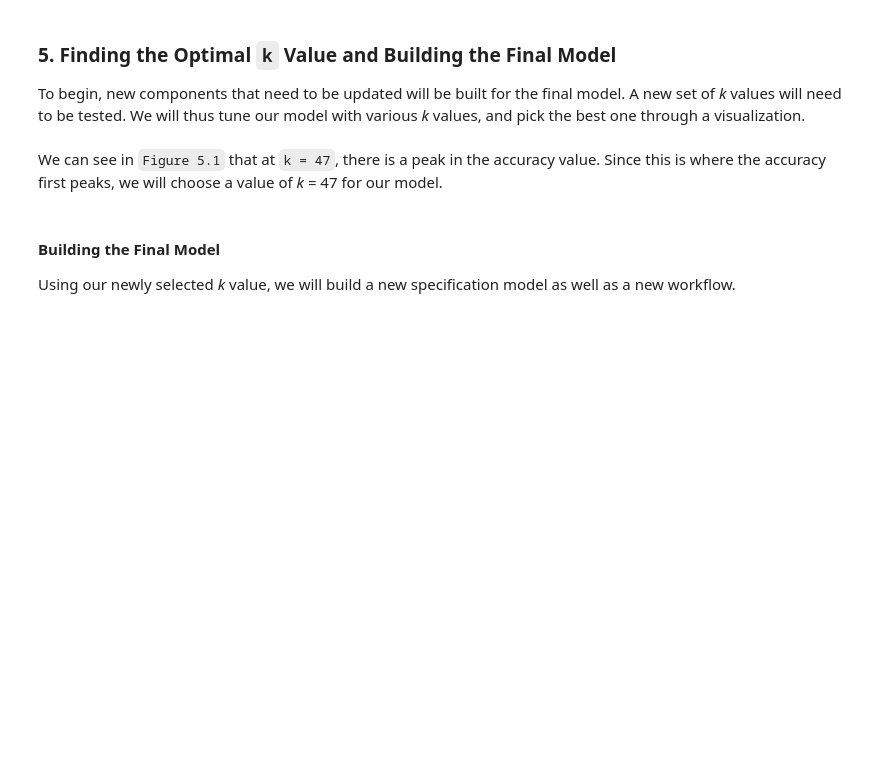
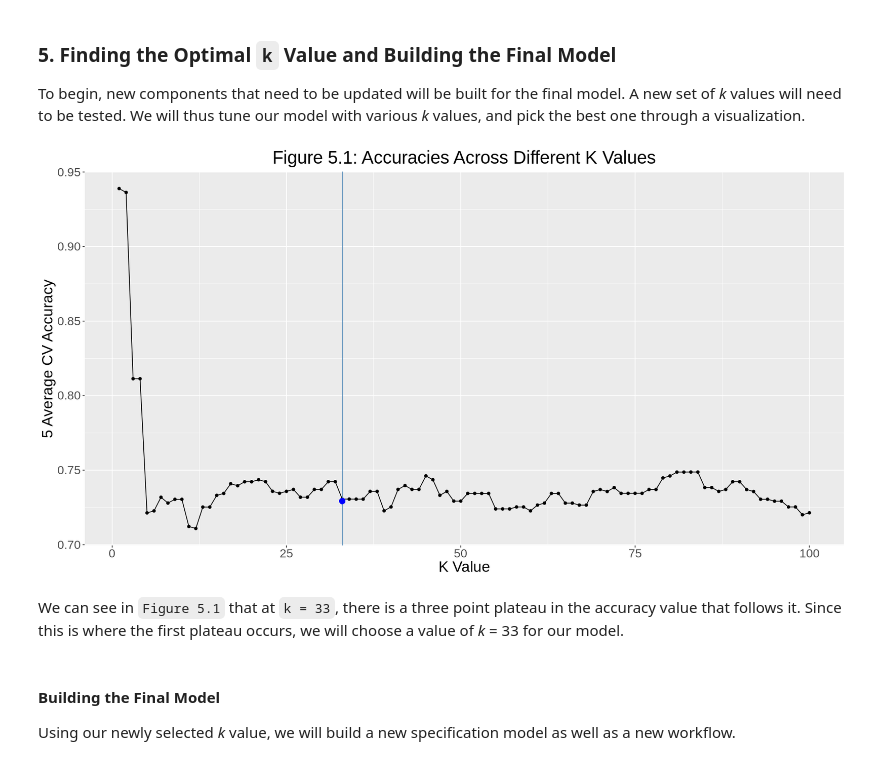
Before and after one commit to jennywyzhao/dsci-group-project-002-14, a Jupyter notebook: Final Project Report.ipynb, the cells around one changed output. Saved outputs shown, nothing was run; the diff lists cells and outputs as text; code cells hidden in the pictures; blank space fills up the shorter version.

Commit message:
edits to k value

```diff
--- a/Final Project Report.ipynb
+++ b/Final Project Report.ipynb
@@ -302,24 +292,26 @@ patient_results <- workflow() |>
 # %%
 options(repr.plot.width = 15, repr.plot.height = 8)
 
 best_k_y <- patient_results |>
     filter(neighbors == 50) |>
     pull(mean)
 
 k_accuracies_plot <- patient_results |>
     ggplot(aes(x = neighbors, y = mean)) +
     geom_point() +
     geom_line() +
-    geom_vline(xintercept = 50, colour = "steelblue") +
-    geom_point(aes(x = 50, y = best_k_y), size = 3, colour = "blue") +
+    geom_vline(xintercept = 33, colour = "steelblue") +
+    geom_point(aes(x = 33, y = best_k_y), size = 3, colour = "blue") +
     labs(x = "K Value", y = "5 Average CV Accuracy") +
     ggtitle("Figure 5.1: Accuracies Across Different K Values") +
     theme(text = element_text(size = 20)) +
     theme(plot.title = element_text(hjust = 0.5))
 
 k_accuracies_plot
+# %% [output]
+[figure, added]
 # %% [markdown]
-We can see in `Figure 5.1` that at `k = 47`, there is a peak in the accuracy value. Since this is where the accuracy first peaks, we will choose a value of *k* = 47 for our model.
+We can see in `Figure 5.1` that at `k = 33`, there is a three point plateau in the accuracy value that follows it. Since this is where the first plateau occurs, we will choose a value of *k* = 33 for our model.
 # %% [markdown]
 #### Building the Final Model
 
```
Also changed, not shown: parts of 5 cells of this notebook.
